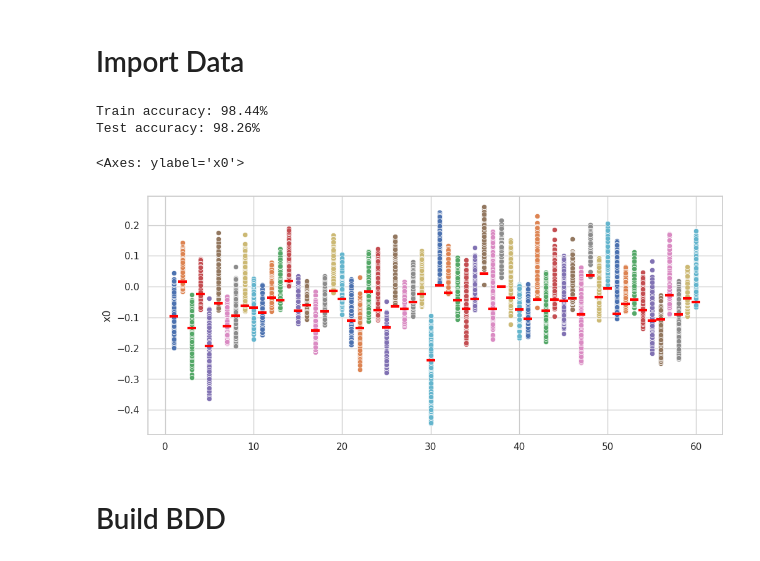
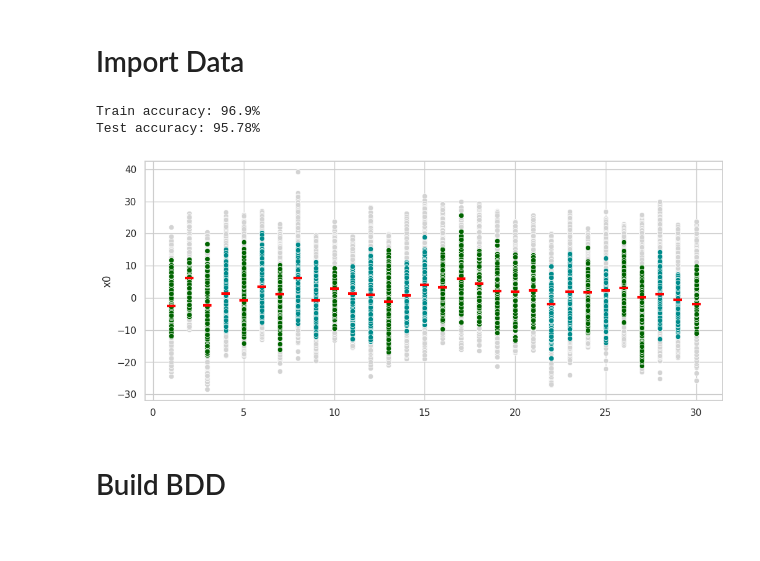
Before and after one commit to ahmadhatahet/runtime-monitoring, a Jupyter notebook: experiments/test-other-dataset.ipynb, the cells around one changed output. Cells and saved outputs as stored; diff of their text form; code cells hidden in the pictures.

Commit message:
test other dataset

```diff
--- a/experiments/test-other-dataset.ipynb
+++ b/experiments/test-other-dataset.ipynb
@@ -145,2 +143,2 @@ mean_, std_
 # %%
-x = torch.stack([test_data[i][0] for i in test_sample]) - mean_ / std_
+x = transformer['test'].transforms[1](torch.stack([test_data[i][0] for i in test_sample]))
@@ -178,47 +172,52 @@ np.random.seed(SEED)
 # %% [markdown]
 # Import Data
 # %%
-FLAVOR = 'raw'
-
-if FLAVOR == 'raw':
-    path_lhl = path_lhl_raw
-else: path_lhl = path_lhl_pca
-
 # import Data
-df_train = pd.read_csv(path_lhl / f"{FILENAME_POSTFIX}_{FLAVOR}_train.csv")
+df_train = pd.read_csv(path_lhl_raw / f"{FILENAME_POSTFIX}_raw_train.csv")
 
 # select only true classified
 df_true = df_train[df_train["true"] == True].copy()
 df_true = df_true.drop("true", axis=1).reset_index(drop=True)
 
-df_test = pd.read_csv(path_lhl / f"{FILENAME_POSTFIX}_{FLAVOR}_test.csv")
+df_test = pd.read_csv(path_lhl_raw / f"{FILENAME_POSTFIX}_raw_test.csv")
 
 print(f"Train accuracy: {(df_train['true'].sum() / df_train.shape[0] * 100).round(2)}%")
 print(f"Test accuracy: {(df_test['true'].sum() / df_test.shape[0] * 100).round(2)}%")
 # %% [output]
-Train accuracy: 98.44%
-Test accuracy: 98.26%
+Train accuracy: 96.9%
+Test accuracy: 95.78%
+# %%
+gte_mean = load_json(path_lhl / 'neurons_scaler_pca_gte_mean.json')
+top_third = load_json(path_lhl / 'neurons_scaler_pca_top_third.json')
 # %%
 # each set of data has its own threshold
 thld_p = 0.5
-eta = 0
-neurons = []
+eta = 3
+# neurons = []
+neurons = gte_mean
+# neurons = top_third
 
 # calculate threshold
-thld = np.quantile( df_true.drop('y', axis=1), thld_p, axis=0)
+# thld = np.quantile( df_true.drop('y', axis=1), thld_p, axis=0)
+thld = np.mean( df_true.drop('y', axis=1), axis=0)
+# thld = np.zeros( df_true.drop('y', axis=1).shape[0], axis=0)
 # %%
+for i, c in enumerate(df_true.drop('y', axis=1).columns):
+    sns.scatterplot( x=i+1,  y=df_true[c], c='lightgray')
+
 for i, c in enumerate(logits.columns):
-    sns.scatterplot( x=i+1,  y=logits[c] )
+    sns.scatterplot( x=i+1,  y=logits[c], c='darkgreen' if c in neurons else 'darkcyan')
 
 sns.scatterplot(
     x=[*range(1, df_true.shape[1])],
     y=thld,
     marker='_', s=100, c='red', linewidth=3
 
 )
+
+plt.show()
 # %% [output]
-<Axes: ylabel='x0'>
-[figure, old version]
+[figure, new version]
 # %% [markdown]
 # Build BDD
 # %%
```
Also changed, not shown: parts of 16 cells of this notebook.
